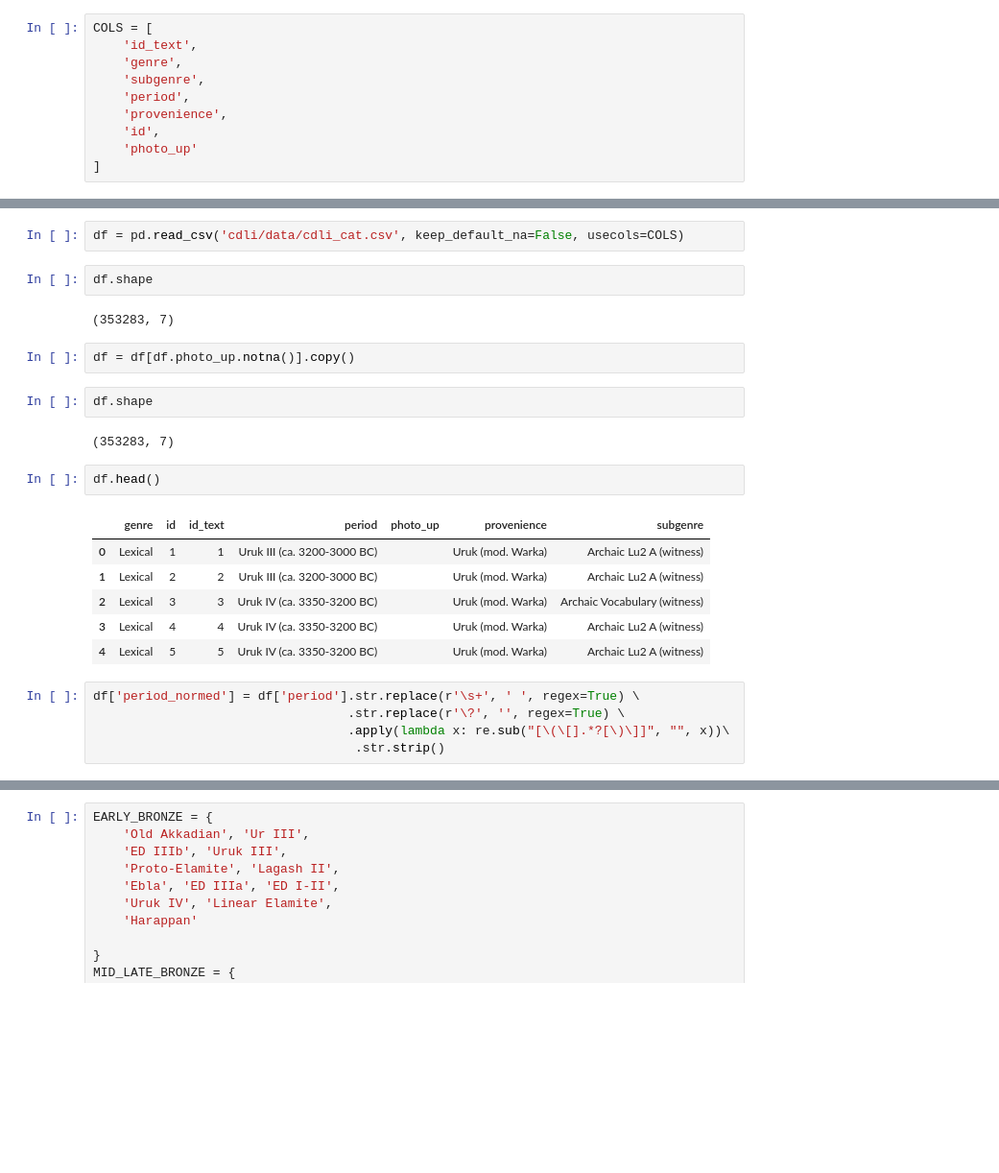
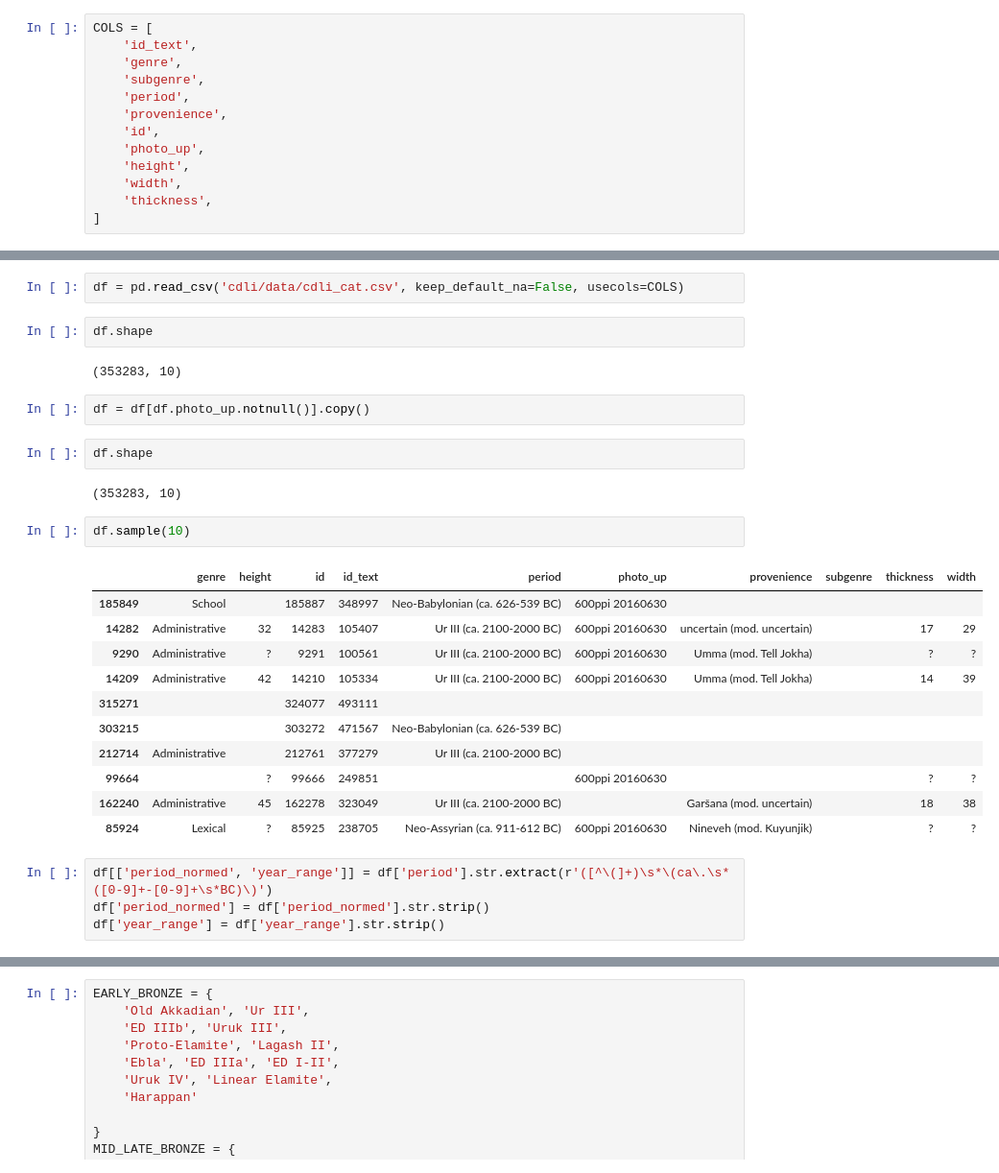
Before and after one commit to daniellekap/ShapingHistory, a Jupyter notebook: 0. get and preprocess CDLI tabular data.ipynb, the cells around one changed output, grey strips where cells are left out. Shown at 96% size. Drawn from its saved outputs; the diff is of its cells as text; blank space fills up the shorter version.

```diff
--- a/0. get and preprocess CDLI tabular data.ipynb
+++ b/0. get and preprocess CDLI tabular data.ipynb
@@ -26,7 +17,10 @@ COLS = [
     'period',
     'provenience',
     'id',
-    'photo_up'
+    'photo_up',
+    'height',
+    'width',
+    'thickness',
 ]
 # %%
 df = pd.read_csv("https://media.githubusercontent.com/media/cdli-gh/data/master/cdli_cat.csv", usecols=COLS)
@@ -50,24 +44,28 @@ df = pd.read_csv('cdli/data/cdli_cat.csv', keep_default_na=False, usecols=COLS)
 # %%
 df.shape
 # %% [output]
-(353283, 7)
+(353283, 10)
 # %%
-df = df[df.photo_up.notna()].copy()
+df = df[df.photo_up.notnull()].copy()
 # %%
 df.shape
 # %% [output]
-(353283, 7)
+(353283, 10)
 # %%
-df.head()
+df.sample(10)
 # %% [output]
-|  | genre | id | id_text | period | photo_up | provenience | subgenre |
-| 0 | Lexical | 1 | 1 | Uruk III (ca. 3200-3000 BC) |  | Uruk (mod. Warka) | Archaic Lu2 A (witness) |
-| 1 | Lexical | 2 | 2 | Uruk III (ca. 3200-3000 BC) |  | Uruk (mod. Warka) | Archaic Lu2 A (witness) |
-| 2 | Lexical | 3 | 3 | Uruk IV (ca. 3350-3200 BC) |  | Uruk (mod. Warka) | Archaic Vocabulary (witness) |
-| 3 | Lexical | 4 | 4 | Uruk IV (ca. 3350-3200 BC) |  | Uruk (mod. Warka) | Archaic Lu2 A (witness) |
-| 4 | Lexical | 5 | 5 | Uruk IV (ca. 3350-3200 BC) |  | Uruk (mod. Warka) | Archaic Lu2 A (witness) |
+|  | genre | height | id | id_text | period | photo_up | provenience | subgenre | thickness | width |
+| 185849 | School |  | 185887 | 348997 | Neo-Babylonian (ca. 626-539 BC) | 600ppi 20160630 |  |  |  |  |
+| 14282 | Administrative | 32 | 14283 | 105407 | Ur III (ca. 2100-2000 BC) | 600ppi 20160630 | uncertain (mod. uncertain) |  | 17 | 29 |
+| 9290 | Administrative | ? | 9291 | 100561 | Ur III (ca. 2100-2000 BC) | 600ppi 20160630 | Umma (mod. Tell Jokha) |  | ? | ? |
+| 14209 | Administrative | 42 | 14210 | 105334 | Ur III (ca. 2100-2000 BC) | 600ppi 20160630 | Umma (mod. Tell Jokha) |  | 14 | 39 |
+| 315271 |  |  | 324077 | 493111 |  |  |  |  |  |  |
+| 303215 |  |  | 303272 | 471567 | Neo-Babylonian (ca. 626-539 BC) |  |  |  |  |  |
+| 212714 | Administrative |  | 212761 | 377279 | Ur III (ca. 2100-2000 BC) |  |  |  |  |  |
+| 99664 |  | ? | 99666 | 249851 |  | 600ppi 20160630 |  |  | ? | ? |
+| 162240 | Administrative | 45 | 162278 | 323049 | Ur III (ca. 2100-2000 BC) |  | Garšana (mod. uncertain) |  | 18 | 38 |
+| 85924 | Lexical | ? | 85925 | 238705 | Neo-Assyrian (ca. 911-612 BC) | 600ppi 20160630 | Nineveh (mod. Kuyunjik) |  | ? | ? |
 # %%
-df['period_normed'] = df['period'].str.replace(r'\s+', ' ', regex=True) \
-                                  .str.replace(r'\?', '', regex=True) \
-                                  .apply(lambda x: re.sub("[\(\[].*?[\)\]]", "", x))\
-                                   .str.strip()
+df[['period_normed', 'year_range']] = df['period'].str.extract(r'([^\(]+)\s*\(ca\.\s*([0-9]+-[0-9]+\s*BC)\)')
+df['period_normed'] = df['period_normed'].str.strip()
+df['year_range'] = df['year_range'].str.strip()
```
Also changed, not shown: parts of 26 cells of this notebook, 2 other files.
